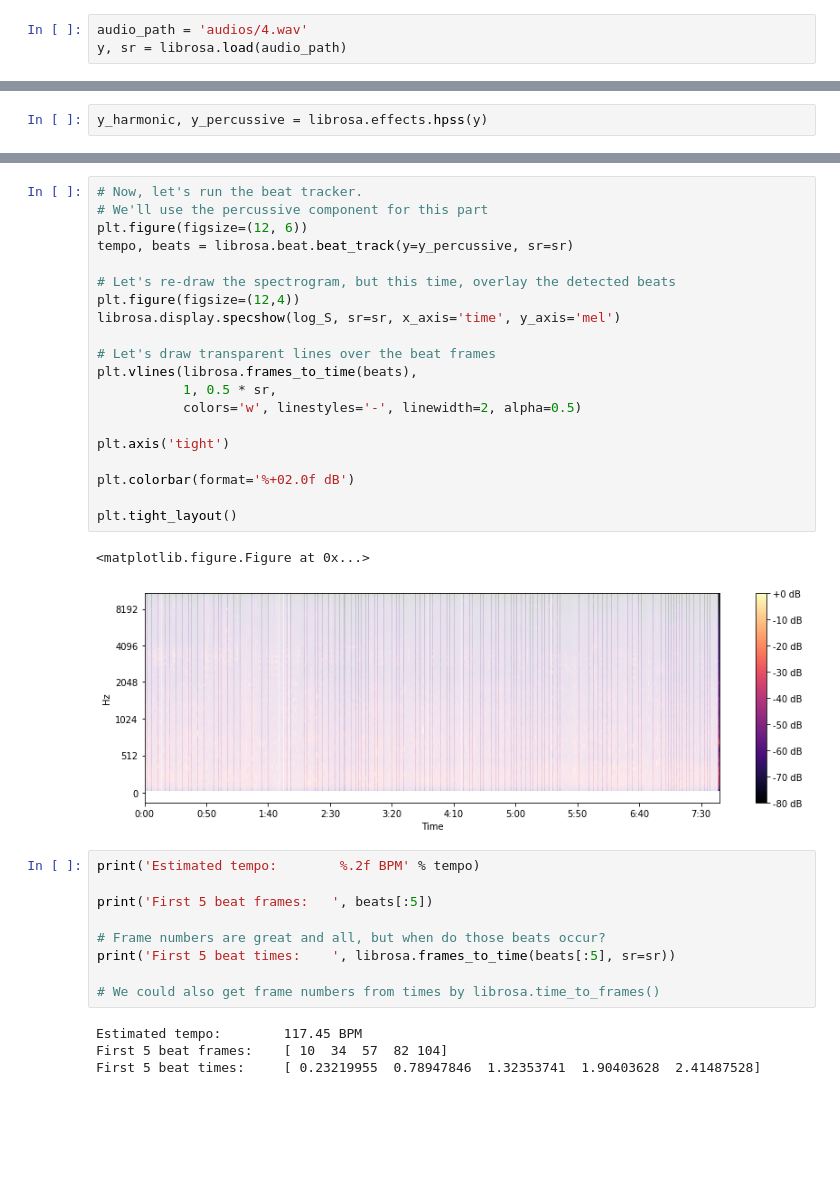
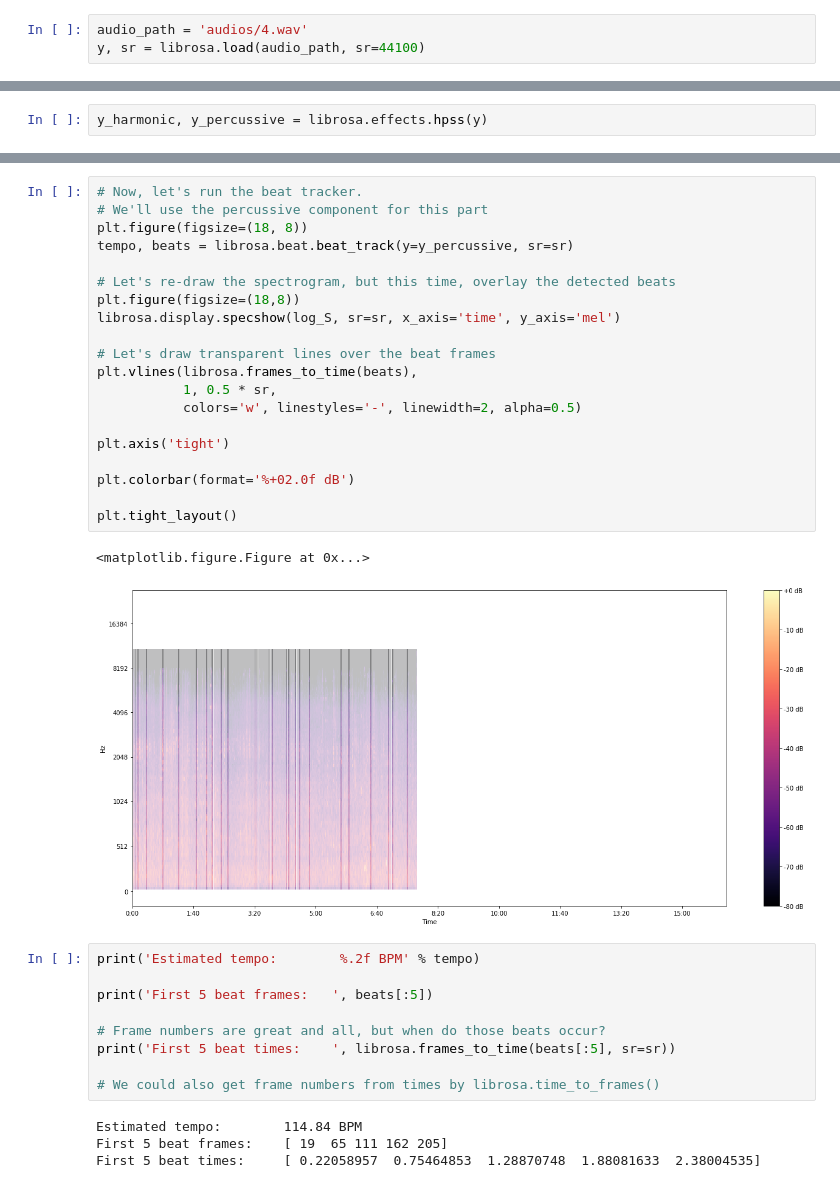
Before and after one commit to goldenrati0/academic, a Jupyter notebook: CSE330/audio-analysis/Audio Analysis 04.ipynb, the cells around one changed output, grey strips where cells are left out. Cells and saved outputs as stored; diff of their text form; blank space fills up the shorter version.

```diff
--- a/CSE330/audio-analysis/Audio Analysis 04.ipynb
+++ b/CSE330/audio-analysis/Audio Analysis 04.ipynb
@@ -19,7 +19,7 @@ import librosa
 import librosa.display
 # %%
 audio_path = 'audios/4.wav'
-y, sr = librosa.load(audio_path)
+y, sr = librosa.load(audio_path, sr=44100)
 # %%
 # Let's make and display a mel-scaled power (energy-squared) spectrogram
 S = librosa.feature.melspectrogram(y, sr=sr, n_mels=128)
@@ -135,26 +135,26 @@ M = np.vstack([mfcc, delta_mfcc, delta2_mfcc])
 # %%
 # Now, let's run the beat tracker.
 # We'll use the percussive component for this part
-plt.figure(figsize=(12, 6))
+plt.figure(figsize=(18, 8))
 tempo, beats = librosa.beat.beat_track(y=y_percussive, sr=sr)
 
 # Let's re-draw the spectrogram, but this time, overlay the detected beats
-plt.figure(figsize=(12,4))
+plt.figure(figsize=(18,8))
 librosa.display.specshow(log_S, sr=sr, x_axis='time', y_axis='mel')
 
 # Let's draw transparent lines over the beat frames
 plt.vlines(librosa.frames_to_time(beats),
            1, 0.5 * sr,
            colors='w', linestyles='-', linewidth=2, alpha=0.5)
 
 plt.axis('tight')
 
 plt.colorbar(format='%+02.0f dB')
 
 plt.tight_layout()
 # %% [output]
 <matplotlib.figure.Figure at 0x...>
-[figure, old version]
+[figure, new version]
 # %%
 print('Estimated tempo:        %.2f BPM' % tempo)
 
@@ -165,9 +165,9 @@ print('First 5 beat times:    ', librosa.frames_to_time(beats[:5], sr=sr))
 
 # We could also get frame numbers from times by librosa.time_to_frames()
 # %% [output]
-Estimated tempo:        117.45 BPM
-First 5 beat frames:    [ 10  34  57  82 104]
-First 5 beat times:     [ 0.23219955  0.78947846  1.32353741  1.90403628  2.41487528]
+Estimated tempo:        114.84 BPM
+First 5 beat frames:    [ 19  65 111 162 205]
+First 5 beat times:     [ 0.22058957  0.75464853  1.28870748  1.88081633  2.38004535]
 # %%
 # feature.sync will summarize each beat event by the mean feature vector within that beat
 
```
Also changed, not shown: parts of 6 cells of this notebook, 19 other files.
